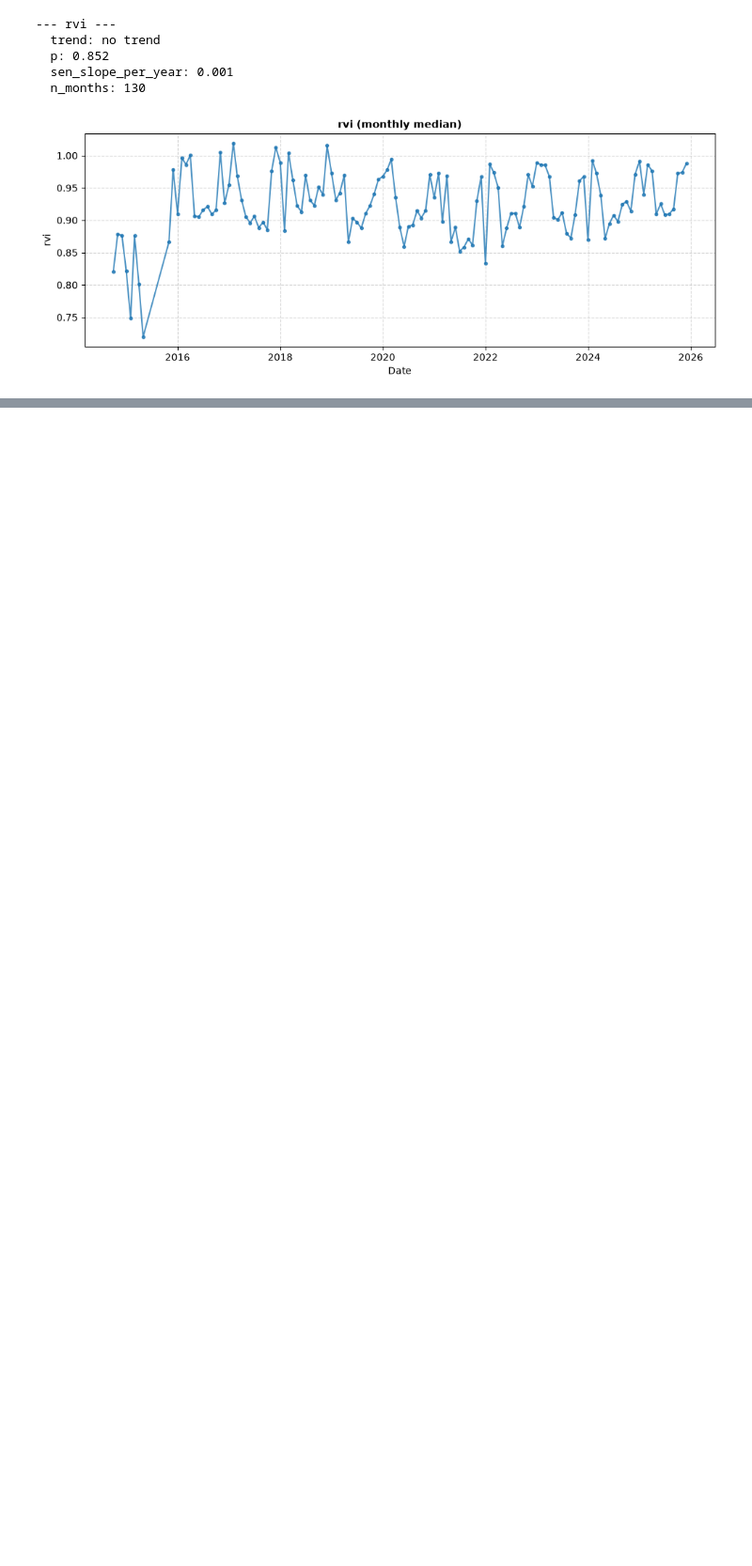
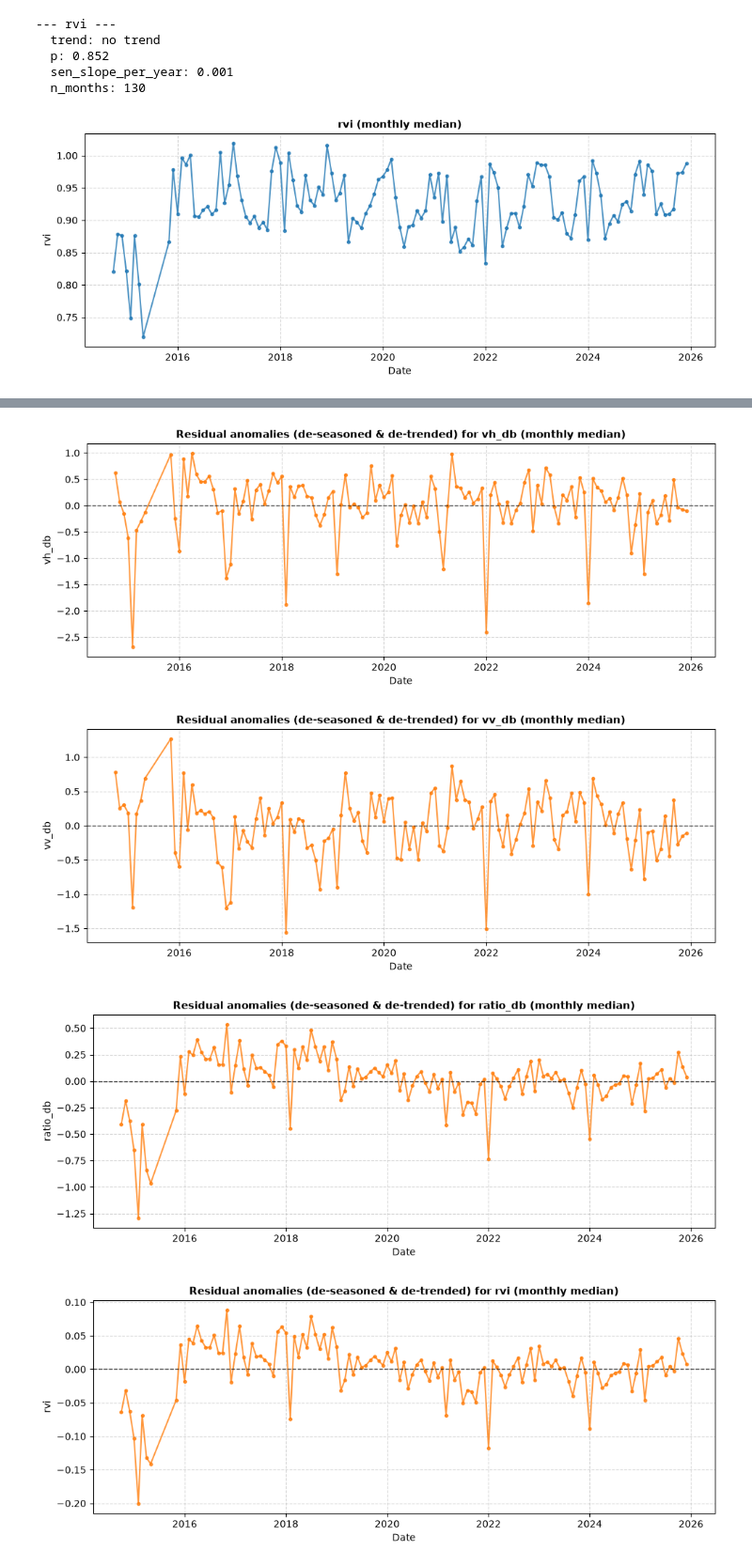
Before and after one commit to GuillaumeZahnd/eo-toolkit, a Jupyter notebook: demo_notebooks/mann_kendall_trend_analysis.ipynb, the cells around one changed output, grey strips where cells are left out. Shown at 94% size. Drawn from its saved outputs; the diff is of its cells as text; code cells hidden in the pictures; blank space fills up the shorter version.

Commit message:
Residual analysis

```diff
--- a/demo_notebooks/mann_kendall_trend_analysis.ipynb
+++ b/demo_notebooks/mann_kendall_trend_analysis.ipynb
@@ -12,6 +13,6 @@ from eo_toolkit import (
 )
 # %%
-sentinel1_data = load_cached_sentinel1_as_numpy_tensor(Path("data/sentinel1_lat_48.83_lon_7.85_size_3000"))
+sentinel1_data = load_cached_sentinel1_as_numpy_tensor(Path("../data/sentinel1_lat_48.83_lon_7.85_size_3000"))
 # %%
 s1_vv_vh_bands = sentinel1_data["bands"]  # (time, bands, depth, width), e.g., (482, 2, 103, 103)
 dates = sentinel1_data["dates"]           # (time, )
@@ -21,5 +24,5 @@ df = compute_patch_series(s1_vv_vh_bands, dates)
 # %%
-def plot_time_series(s, title="Sentinel-1 Time Series", ylabel="Value"):
+def plot_time_series(s: pd.Series, title: str, ylabel: str) -> None:
     fig, ax = plt.subplots(figsize=(10, 4))
     ax.plot(s.index, s.values, marker="o", linestyle="-", markersize=3, color="tab:blue", alpha=0.8)
     ax.set_title(title, fontsize=11, fontweight="bold")
@@ -68,0 +74,22 @@ for col in ("vh_db", "vv_db", "ratio_db", "rvi"):
+# %%
+def plot_residuals(residuals: pd.Series, title: str, ylabel: str) -> None:
+    """Plots a de-seasoned and de-trended residual time series."""
+    fig, ax = plt.subplots(figsize=(10, 4))
+    ax.plot(residuals.index, residuals.values, marker="o", linestyle="-", color="tab:orange", markersize=3, alpha=0.8)
+    ax.axhline(0, color="black", linestyle="--", linewidth=1, alpha=0.7)
+    ax.set_title(title, fontsize=11, fontweight="bold")
+    ax.set_ylabel(ylabel, fontsize=10)
+    ax.set_xlabel("Date", fontsize=10)
+    ax.grid(True, linestyle="--", alpha=0.5)
+    plt.tight_layout()
+    plt.show()
+# %%
+for col in ("vh_db", "vv_db", "ratio_db", "rvi"):
+    s = compute_monthly_median(df, col)
+    residuals = compute_residuals(s)
+    plot_residuals(residuals, title=f"Residual anomalies (de-seasoned & de-trended) for {col} (monthly median)", ylabel=col)
+# %% [output]
+[figure, added]
+[figure, added]
+[figure, added]
+[figure, added]
```
Also changed, not shown: parts of 3 cells of this notebook, 2 other files.
